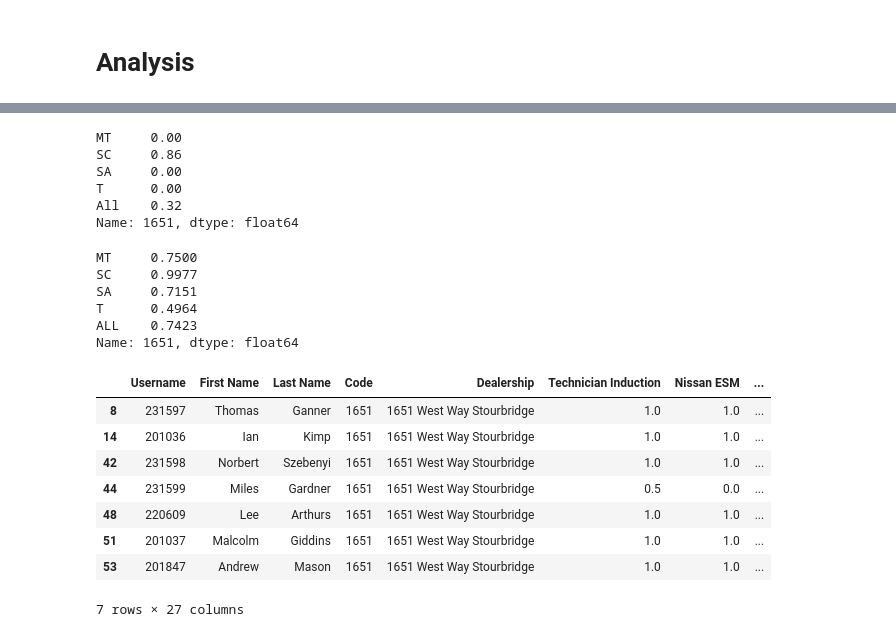
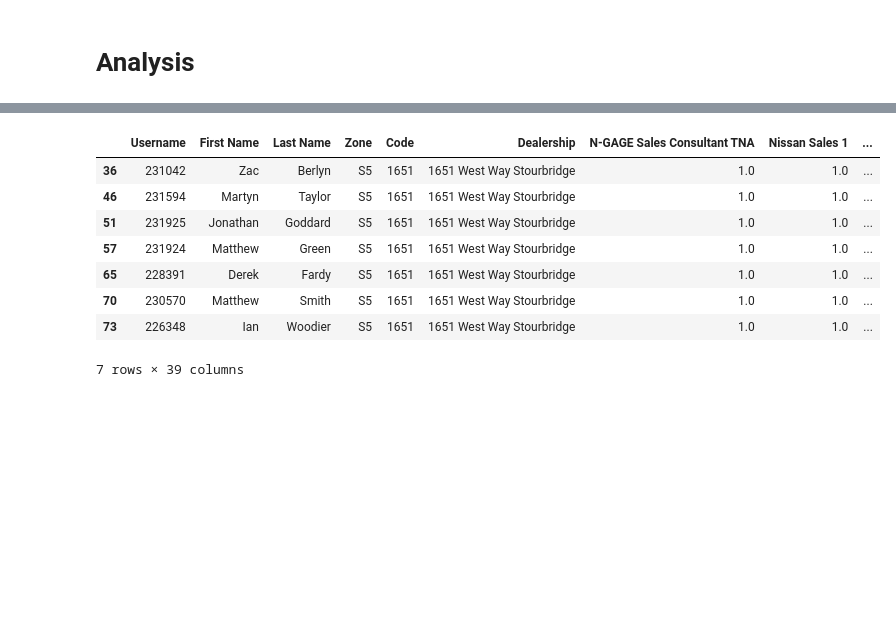
Before and after one commit to DJRumble/WestWay, a Jupyter notebook: Exploration.ipynb, the cells around one changed output, grey strips where cells are left out. Drawn from its saved outputs; the diff is of its cells as text; code cells hidden in the pictures; blank space fills up the shorter version.

```diff
--- a/Exploration.ipynb
+++ b/Exploration.ipynb
@@ -230,2 +249,7 @@ df_MT.drop(surplus_headers_MT,1,inplace=True)
+# %%
+#Load staff data
+file_name = 'West_Way_Accreditation/20161207 FY16 West Way Accreditation Report.xlsx'
+
+df_SC,df_T,df_SA,df_MT = load_data(file_name)
 # %%
 #Reduce to F2F only
@@ -250,18 +273,0 @@ Index([u'FY16 Sales Consultant Knowledge Retention Assessment (coming soon)'], d
-# %%
-#Full DataSet
-df_SC = aggregate_course(df_SC)
-df_T = aggregate_course(df_T)
-df_SA = aggregate_course(df_SA)
-df_MT = aggregate_course(df_MT)
-
-#F2F
-df_SC_F2F = aggregate_course(df_SC_F2F)
-df_T_F2F = aggregate_course(df_T_F2F)
-df_SA_F2F = aggregate_course(df_SA_F2F)
-df_MT_F2F = aggregate_course(df_MT_F2F)
-
-#Initail DataSet
-df_SC_init = aggregate_course(df_SC_init)
-df_T_init = aggregate_course(df_T_init)
-df_SA_init = aggregate_course(df_SA_init)
-df_MT_init = aggregate_course(df_MT_init)
@@ -267,0 +294,10 @@ df_MT_init = aggregate_course(df_MT_init)
+# %%
+#Full DataSet
+#dec16=5
+#jan17=6
+c = 6
+
+df_SC = aggregate_course(df_SC,c,3)
+df_T = aggregate_course(df_T,c,1)
+df_SA = aggregate_course(df_SA,c,1)
+df_MT = aggregate_course(df_MT,c,1)
@@ -292,33 +329,15 @@ df_progress_init, df_progress_init_std = course_progress(dealers,criteria_init)
-# %%
-df_completion.ix[1651]
-# %% [output]
-MT     0.00
-SC     0.86
-SA     0.00
-T      0.00
-All    0.32
-Name: 1651, dtype: float64
-# %%
-df_progress.ix[1651]
-# %% [output]
-MT     0.7500
-SC     0.9977
-SA     0.7151
-T      0.4964
-ALL    0.7423
-Name: 1651, dtype: float64
 # %%
-df_T.groupby('Code').get_group(1651)
+df_SC.groupby('Code').get_group(1651)
 # %% [output]
-|  | Username | First Name | Last Name | Code | Dealership | Technician Induction | Nissan ESM | ... |
-| 8 | 231597 | Thomas | Ganner | 1651 | 1651 West Way Stourbridge | 1.0 | 1.0 | ... |
-| 14 | 201036 | Ian | Kimp | 1651 | 1651 West Way Stourbridge | 1.0 | 1.0 | ... |
-| 42 | 231598 | Norbert | Szebenyi | 1651 | 1651 West Way Stourbridge | 1.0 | 1.0 | ... |
-| 44 | 231599 | Miles | Gardner | 1651 | 1651 West Way Stourbridge | 0.5 | 0.0 | ... |
-| 48 | 220609 | Lee | Arthurs | 1651 | 1651 West Way Stourbridge | 1.0 | 1.0 | ... |
-| 51 | 201037 | Malcolm | Giddins | 1651 | 1651 West Way Stourbridge | 1.0 | 1.0 | ... |
-| 53 | 201847 | Andrew | Mason | 1651 | 1651 West Way Stourbridge | 1.0 | 1.0 | ... |
+|  | Username | First Name | Last Name | Zone | Code | Dealership | N-GAGE Sales Consultant TNA | Nissan Sales 1 | ... |
+| 36 | 231042 | Zac | Berlyn | S5 | 1651 | 1651 West Way Stourbridge | 1.0 | 1.0 | ... |
+| 46 | 231594 | Martyn | Taylor | S5 | 1651 | 1651 West Way Stourbridge | 1.0 | 1.0 | ... |
+| 51 | 231925 | Jonathan | Goddard | S5 | 1651 | 1651 West Way Stourbridge | 1.0 | 1.0 | ... |
+| 57 | 231924 | Matthew | Green | S5 | 1651 | 1651 West Way Stourbridge | 1.0 | 1.0 | ... |
+| 65 | 228391 | Derek | Fardy | S5 | 1651 | 1651 West Way Stourbridge | 1.0 | 1.0 | ... |
+| 70 | 230570 | Matthew | Smith | S5 | 1651 | 1651 West Way Stourbridge | 1.0 | 1.0 | ... |
+| 73 | 226348 | Ian | Woodier | S5 | 1651 | 1651 West Way Stourbridge | 1.0 | 1.0 | ... |
-7 rows × 27 columns
+7 rows × 39 columns
 # %%
 def PLOT_bar_chart(df_A,df_A_std,df_B,i):
     '''
```
Also changed, not shown: parts of 28 cells of this notebook, 34 other files.
